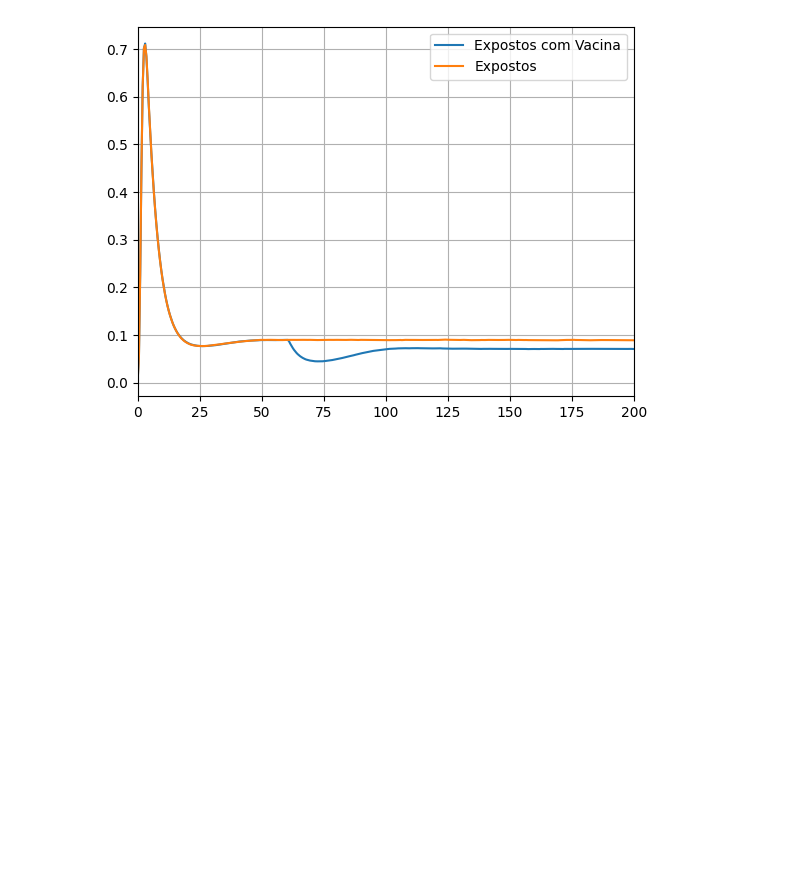
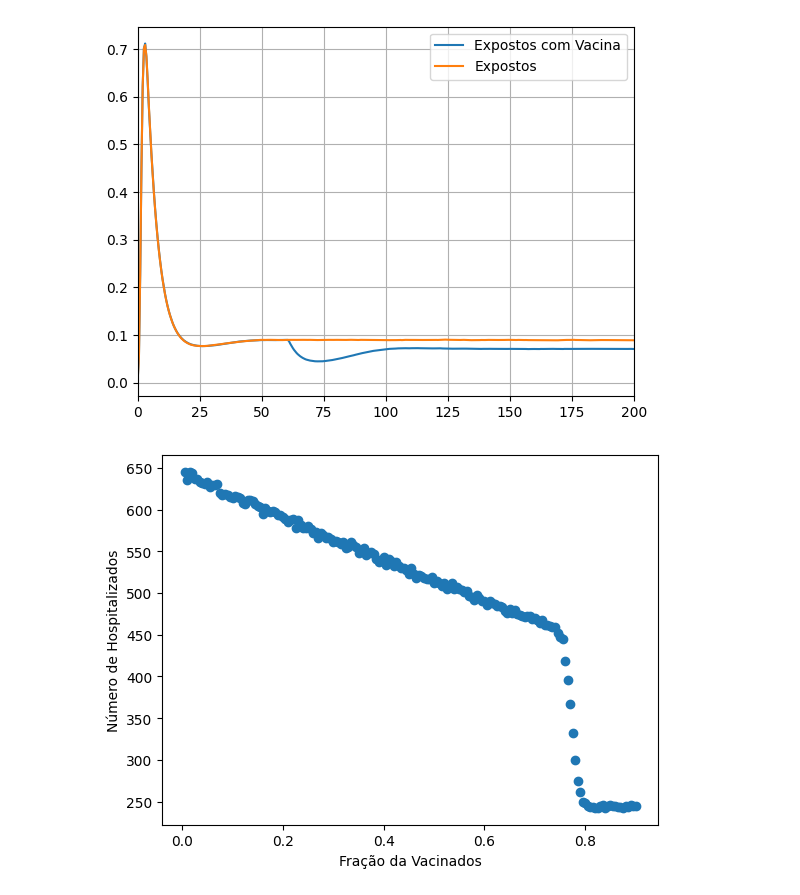
Before and after one commit to intcarlosmiguel/pesquisa_mestrado, a Jupyter notebook: infect.ipynb, the cells around one changed output. Drawn from its saved outputs; the diff is of its cells as text; code cells hidden in the pictures; blank space fills up the shorter version.

```diff
--- a/infect.ipynb
+++ b/infect.ipynb
@@ -66,3 +110,13 @@ plt.xlim(0,200)
 plt.show()
 # %% [output]
 [figure]
+# %%
+x = np.loadtxt('./C/output/infect/infect_vacinado.txt').T
+# %%
+plt.scatter(x[0],x[1])
+#plt.scatter(x[0],x[1])
+plt.ylabel('Número de Hospitalizados')
+plt.xlabel('Fração da Vacinados')
+plt.show()
+# %% [output]
+[figure, added]
```
Also changed, not shown: parts of 9 cells of this notebook, 20 other files.
